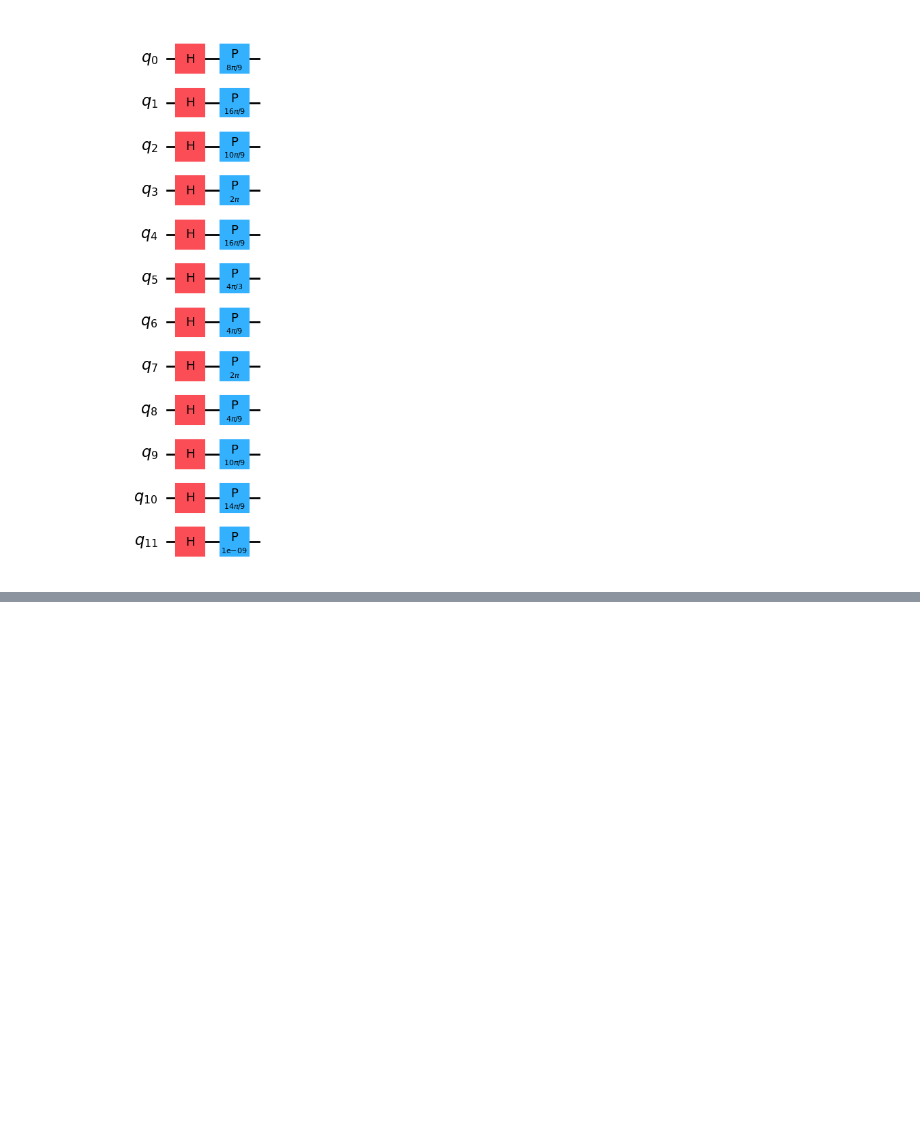
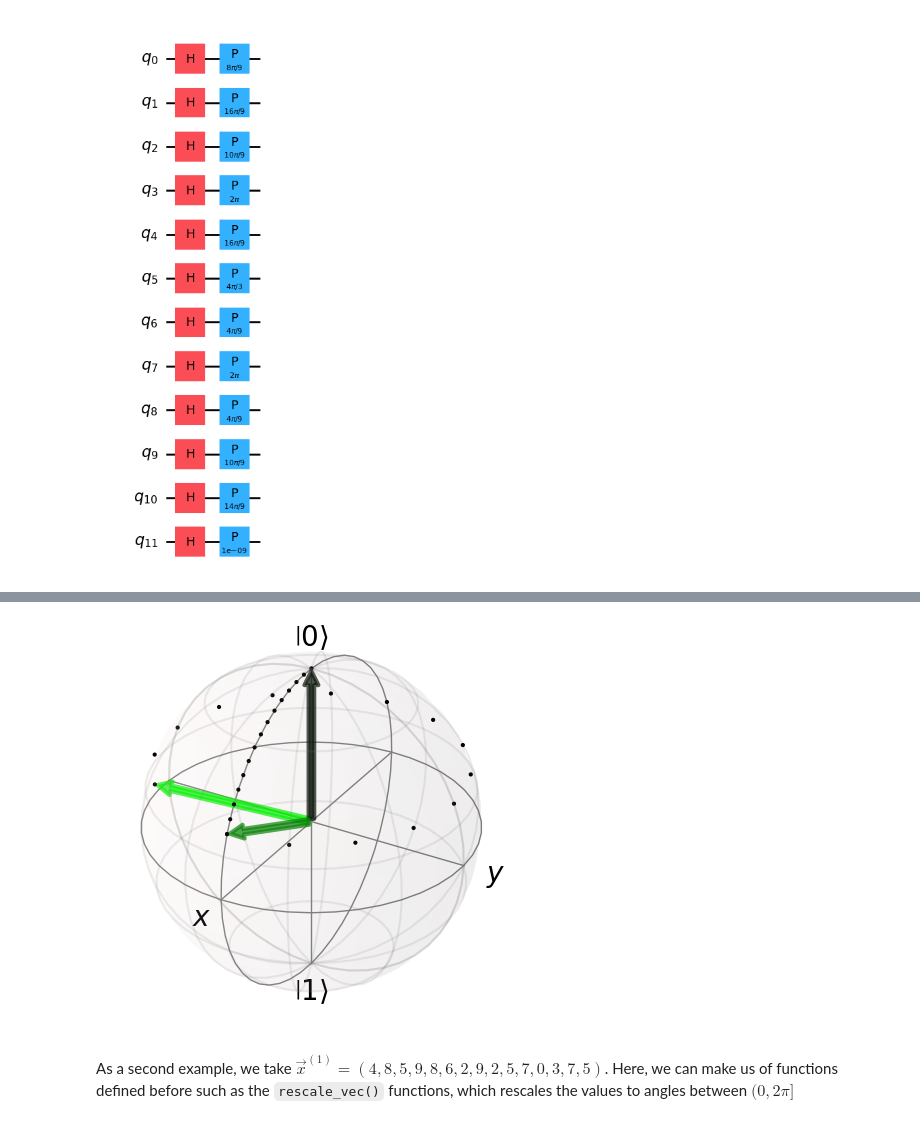
Before and after one commit to preimitz/QuantumComp-QuantumInfo, a Jupyter notebook: quantum-computing-tools/Qiskit/999-1-Data-Encoding.ipynb, the cells around one changed output, grey strips where cells are left out. Saved outputs shown, nothing was run; the diff lists cells and outputs as text; code cells hidden in the pictures; blank space fills up the shorter version.

Commit message:
added dense angle encoding to Data Encoding notebook

```diff
--- a/quantum-computing-tools/Qiskit/999-1-Data-Encoding.ipynb
+++ b/quantum-computing-tools/Qiskit/999-1-Data-Encoding.ipynb
@@ -363,0 +381,14 @@ phase_encoding(x_vec)
+# %%
+qc = QuantumCircuit(1)
+state1 = Statevector.from_instruction(qc)
+qc.ry(3 * pi / 8, 0)
+state2 = Statevector.from_instruction(qc)
+qc.rz(7 * pi / 4, 0)
+state3 = Statevector.from_instruction(qc)
+states = state1, state2, state3
+
+plot_Nstates(states, axis=None, plot_trace_points=True)
+# %% [output]
+[figure, added]
+# %% [markdown]
+As a second example, we take $\vec{x}^{(1)}=(4,8,5,9,8,6,2,9,2,5,7,0,3,7,5)$. Here, we can make us of functions defined before such as the `rescale_vec()` functions, which rescales the values to angles between $(0,2\pi]$
```
Also changed, not shown: parts of 4 cells of this notebook.
